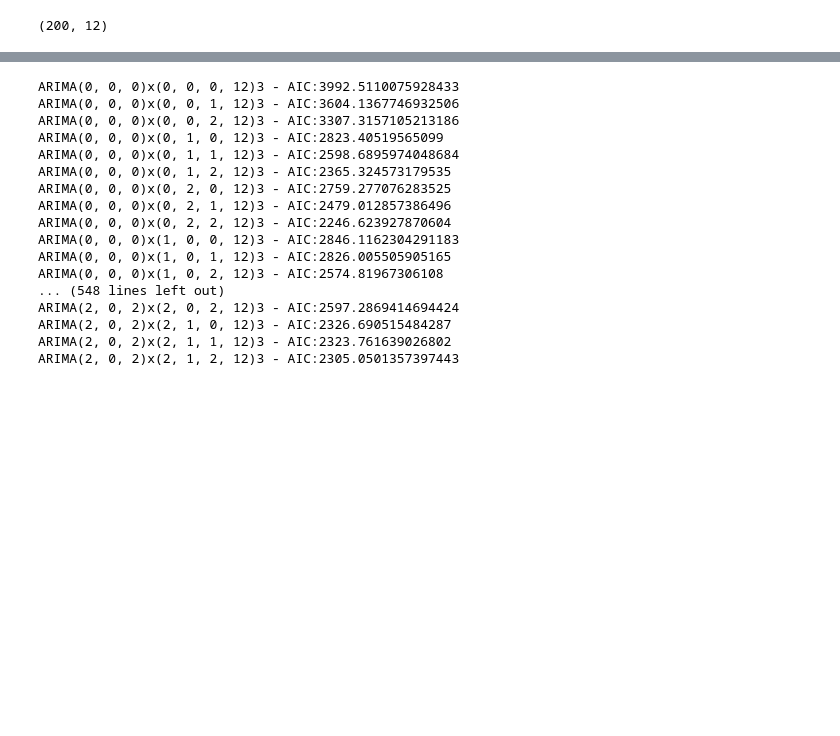
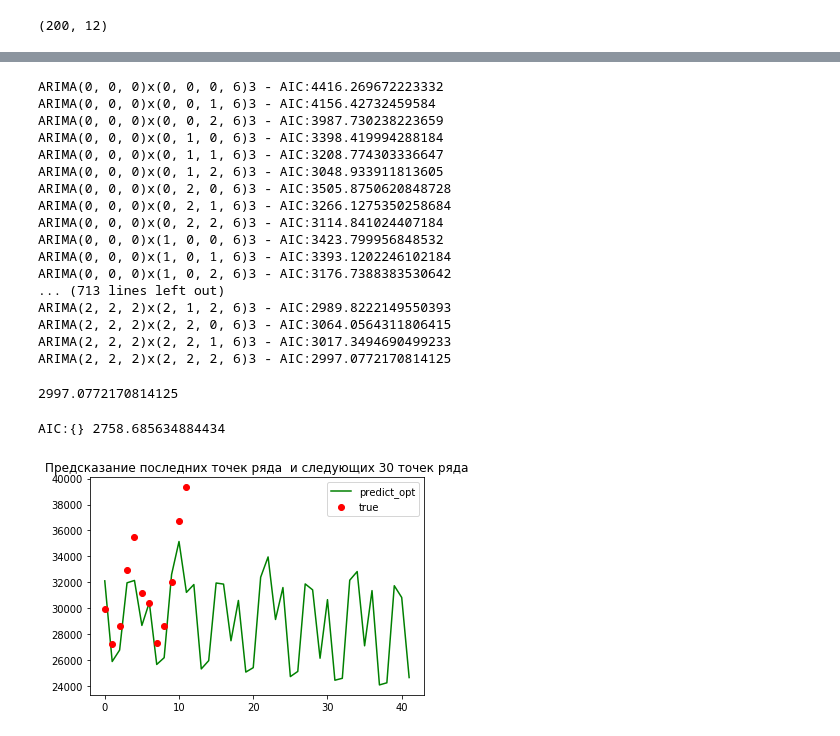
Before and after one commit to pugachdv/Geekbrains, a Jupyter notebook: Машинное обучение в бизнесе_20200513/homework_3.ipynb, the cells around one changed output, grey strips where cells are left out. Saved outputs shown, nothing was run; the diff lists cells and outputs as text; code cells hidden in the pictures; blank space fills up the shorter version.

```diff
--- a/Машинное обучение в бизнесе_20200513/homework_3.ipynb
+++ b/Машинное обучение в бизнесе_20200513/homework_3.ipynb
@@ -623,8 +635,8 @@ warnings.filterwarnings("ignore") # отключает предупрежден
 for param in pdq:
     for param_seasonal in seasonal_pdq:
         try:
-            mod = sm.tsa.statespace.SARIMAX(data_m['PJME_MW'].values[:-30],order=param,
-                                    seasonal_order=param_seasonal ,
+            mod = sm.tsa.statespace.SARIMAX(data_m['PJME_MW'].values[:-12],order=param,
+                                    seasonal_order=param_seasonal,
                                     enforce_stationarity=False,
                                     enforce_invertibility=False)
 
@@ -633,42 +645,56 @@ for param in pdq:
         except:
             continue
 # %% [output]
-ARIMA(0, 0, 0)x(0, 0, 0, 12)3 - AIC:3992.5110075928433
-ARIMA(0, 0, 0)x(0, 0, 1, 12)3 - AIC:3604.1367746932506
-ARIMA(0, 0, 0)x(0, 0, 2, 12)3 - AIC:3307.3157105213186
-ARIMA(0, 0, 0)x(0, 1, 0, 12)3 - AIC:2823.40519565099
-ARIMA(0, 0, 0)x(0, 1, 1, 12)3 - AIC:2598.6895974048684
-ARIMA(0, 0, 0)x(0, 1, 2, 12)3 - AIC:2365.324573179535
-ARIMA(0, 0, 0)x(0, 2, 0, 12)3 - AIC:2759.277076283525
-ARIMA(0, 0, 0)x(0, 2, 1, 12)3 - AIC:2479.012857386496
-ARIMA(0, 0, 0)x(0, 2, 2, 12)3 - AIC:2246.623927870604
-ARIMA(0, 0, 0)x(1, 0, 0, 12)3 - AIC:2846.1162304291183
-ARIMA(0, 0, 0)x(1, 0, 1, 12)3 - AIC:2826.005505905165
-ARIMA(0, 0, 0)x(1, 0, 2, 12)3 - AIC:2574.81967306108
-... (548 lines left out)
-ARIMA(2, 0, 2)x(2, 0, 2, 12)3 - AIC:2597.2869414694424
-ARIMA(2, 0, 2)x(2, 1, 0, 12)3 - AIC:2326.690515484287
-ARIMA(2, 0, 2)x(2, 1, 1, 12)3 - AIC:2323.761639026802
-ARIMA(2, 0, 2)x(2, 1, 2, 12)3 - AIC:2305.0501357397443
+ARIMA(0, 0, 0)x(0, 0, 0, 6)3 - AIC:4416.269672223332
+ARIMA(0, 0, 0)x(0, 0, 1, 6)3 - AIC:4156.42732459584
+ARIMA(0, 0, 0)x(0, 0, 2, 6)3 - AIC:3987.730238223659
+ARIMA(0, 0, 0)x(0, 1, 0, 6)3 - AIC:3398.419994288184
+ARIMA(0, 0, 0)x(0, 1, 1, 6)3 - AIC:3208.774303336647
+ARIMA(0, 0, 0)x(0, 1, 2, 6)3 - AIC:3048.933911813605
+ARIMA(0, 0, 0)x(0, 2, 0, 6)3 - AIC:3505.8750620848728
+ARIMA(0, 0, 0)x(0, 2, 1, 6)3 - AIC:3266.1275350258684
+ARIMA(0, 0, 0)x(0, 2, 2, 6)3 - AIC:3114.841024407184
+ARIMA(0, 0, 0)x(1, 0, 0, 6)3 - AIC:3423.799956848532
+ARIMA(0, 0, 0)x(1, 0, 1, 6)3 - AIC:3393.1202246102184
+ARIMA(0, 0, 0)x(1, 0, 2, 6)3 - AIC:3176.7388383530642
+... (713 lines left out)
+ARIMA(2, 2, 2)x(2, 1, 2, 6)3 - AIC:2989.8222149550393
+ARIMA(2, 2, 2)x(2, 2, 0, 6)3 - AIC:3064.0564311806415
+ARIMA(2, 2, 2)x(2, 2, 1, 6)3 - AIC:3017.3494690499233
+ARIMA(2, 2, 2)x(2, 2, 2, 6)3 - AIC:2997.0772170814125
+# %%
+results.aic
+# %% [output]
+2997.0772170814125
 # %%
-#для построения модели используем все данные, кроме 12 последних месяцев (это будет тестовый набор)
+#для построения модели используем все данные, кроме 3-х последних месяцев (это будет тестовый набор)
 warnings.filterwarnings("ignore") # отключает предупреждения
+N1=10   # берем дданные не от начала - так быстрее работает
+N2=12  # число точек для теста
+nforecast = N2+30
 
-mod = sm.tsa.statespace.SARIMAX(data_m['PJME_MW'].values[:-12],order=[0,0,1],
-                                seasonal_order=[1,1,2,26] ,
+mod = sm.tsa.statespace.SARIMAX(data_m['PJME_MW'].values[N1:-N2],
+                                order=[1,1,2],
+                                seasonal_order=[1,2,2,6] ,
                                 enforce_stationarity=False,
                                 enforce_invertibility=False)
 results_opt = mod.fit()
 print('AIC:{}',results_opt.aic)
+# %% [output]
+AIC:{} 2758.685634884434
 # %%
-pred_dynamic = results.forecast(42)
-pred_dynamic_opt = results_opt.forecast(42)
+nforecast = N2+30  # полное число предиктов (тест+ чистый предикт)
 
-plt.plot(pred_dynamic, label='predict' )
+
+pred_dynamic_opt = results_opt.forecast(nforecast)
+
+
 plt.plot(pred_dynamic_opt,'g', label='predict_opt' )
 #Отобразим истинный значения
-plt.plot(data_m['PJME_MW'].values[-12:],'or',label='true')
-plt.title('Предсказание последних следующих точек ряда')
+plt.plot(data_m['PJME_MW'].values[-N2:],'or',label='true')
+plt.title('Предсказание последних точек ряда  и следующих 30 точек ряда')
 plt.legend()
 
 plt.show()
+# %% [output]
+[figure, added]
```
Also changed, not shown: parts of 24 cells of this notebook.
